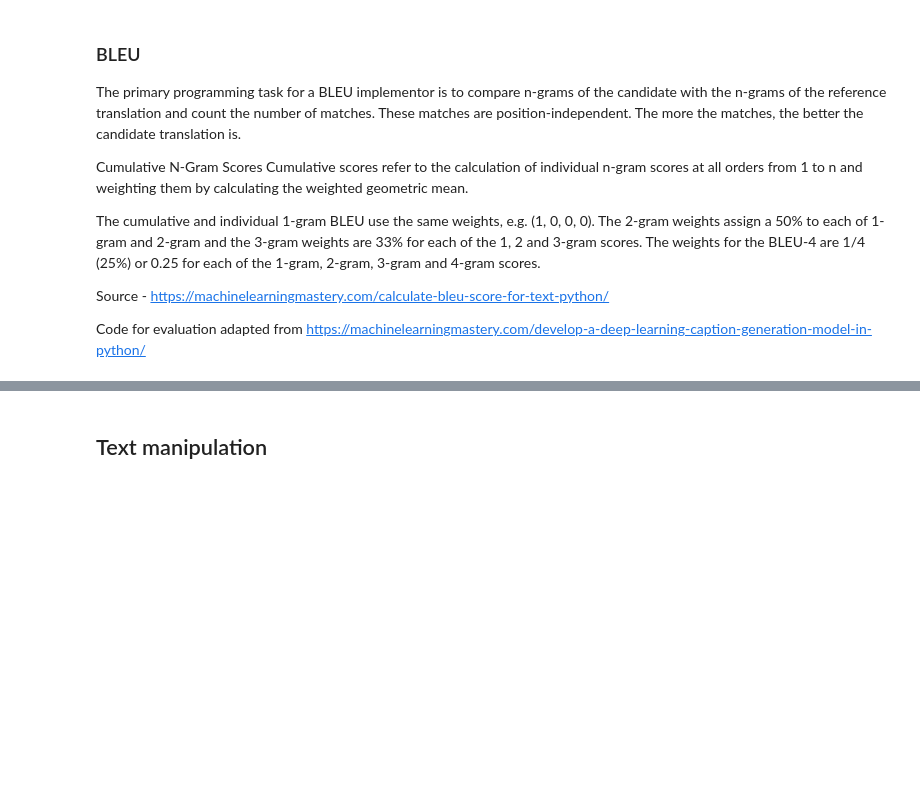
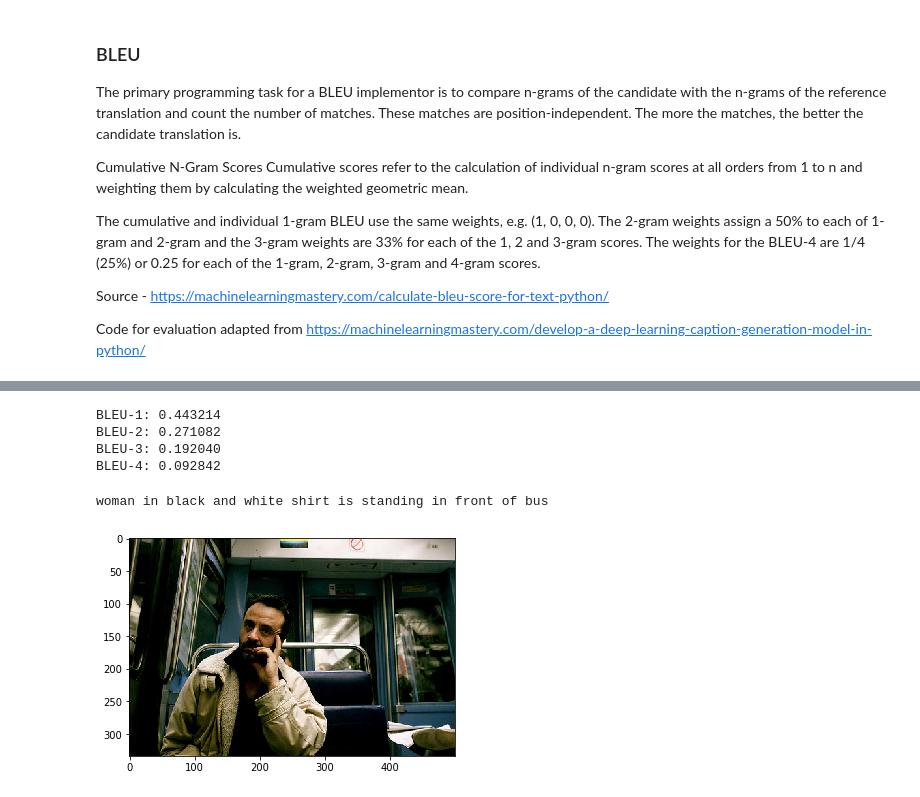
Before and after one commit to justinaung/DL-AT3, a Jupyter notebook: notebooks/image_captioning_baseline-clean.ipynb, the cells around one changed output, grey strips where cells are left out. Cells and saved outputs as stored; diff of their text form; code cells hidden in the pictures; blank space fills up the shorter version.

```diff
--- a/notebooks/image_captioning_baseline-clean.ipynb
+++ b/notebooks/image_captioning_baseline-clean.ipynb
@@ -917,16 +302,0 @@ Epoch 1/1
-# %%
-def greedySearch(photo, model):
-    in_text = 'startseq'
-    for i in range(max_length):
-        sequence = [wordtoix[w] for w in in_text.split() if w in wordtoix]
-        sequence = pad_sequences([sequence], maxlen=max_length)
-        yhat = model.predict([photo,sequence], verbose=0)
-        yhat = np.argmax(yhat)
-        word = ixtoword[yhat]
-        in_text += ' ' + word
-        if word == 'endseq':
-            break
-    final = in_text.split()
-    final = final[1:-1]
-    final = ' '.join(final)
-    return final
@@ -1024,13 +302,0 @@ RuntimeError: ignored
-# %%
-# Load Glove vectors
-#glove_dir = 'content/'
-embeddings_index = {} # empty dictionary
-f = open('/content/glove/glove.6B.300d.txt', encoding="utf-8")
-
-for line in f:
-    values = line.split()
-    word = values[0]
-    coefs = np.asarray(values[1:], dtype='float32')
-    embeddings_index[word] = coefs
-f.close()
-print('Found %s word vectors.' % len(embeddings_index))
@@ -1060,2 +302,0 @@ embedding_matrix.shape
-# %% [markdown]
-## Text manipulation
@@ -1061,0 +324,23 @@ embedding_matrix.shape
+# %%
+test_image_ids = [img_path.split('/')[-1].split('.')[0] for img_path in test_img_paths]
+test_descriptions = add_start_end_tokens('descriptions.txt', test_image_ids)
+test_image_features = pickle.load(open("test_image_encodings.pickle", "rb"))
+# %%
+from keras.models import load_model
+model = load_model('model_weights_2/model_13.h5')
+# %%
+bleu_evalulate(model, test_descriptions, test_image_features, wordtoix, max_length)
+# %% [output]
+BLEU-1: 0.443214
+BLEU-2: 0.271082
+BLEU-3: 0.192040
+BLEU-4: 0.092842
+# %%
+img_id = list(test_image_features.keys())[100]
+print(greedySearch(test_image_features[img_id].reshape((1, 2048)), model))
+x = plt.imread(f'{FLICKR8K_DATASET}/{img_id}.jpg')
+plt.imshow(x)
+plt.show()
+# %% [output]
+woman in black and white shirt is standing in front of bus
+[figure, added]
```
Also changed, not shown: parts of 90 cells of this notebook, 2 other files.
